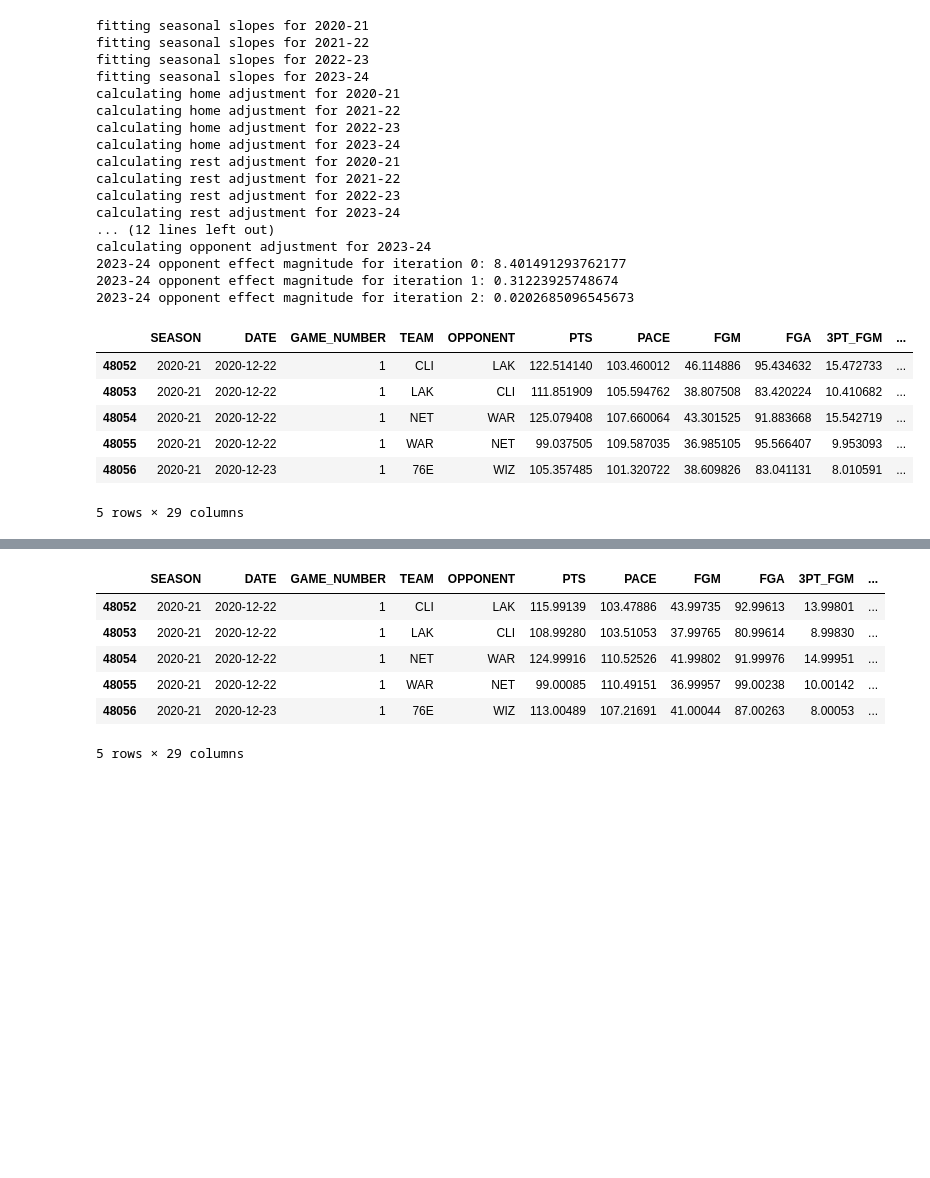
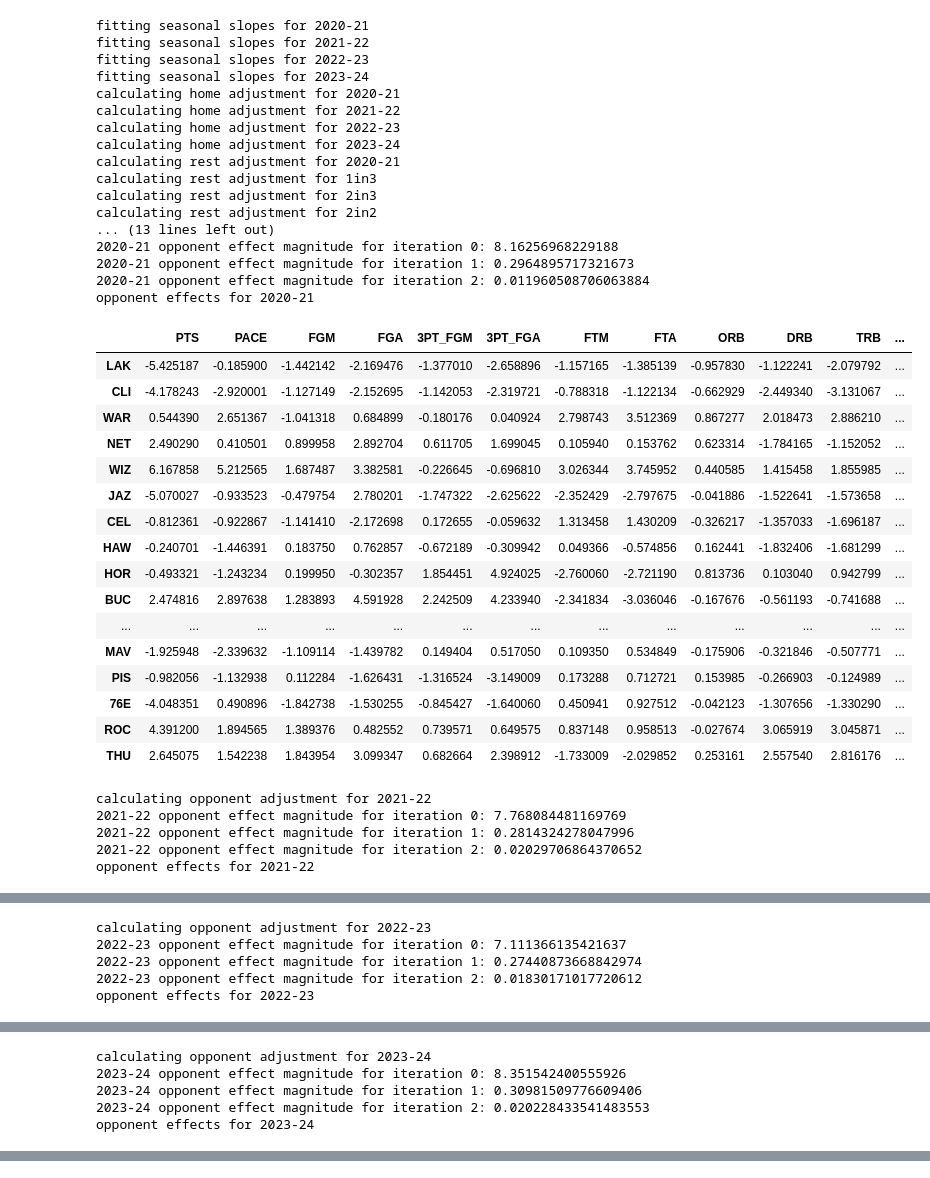
Before and after one commit to samharshe/TBN, a Jupyter notebook: scratch.ipynb, the cells around one changed output, grey strips where cells are left out. Drawn from its saved outputs; the diff is of its cells as text; code cells hidden in the pictures; blank space fills up the shorter version.

```diff
--- a/scratch.ipynb
+++ b/scratch.ipynb
@@ -4,7 +4,7 @@
 # %%
 import pandas as pd
 from src.process import processor
-STATS_TO_ADJUST = ['PTS', 'PACE', 'FGM', 'FGA', '3PT_FGM', '3PT_FGA', 'FTM', 'FTA', 'ORB', 'DRB', 'TRB', 'AST', 'STL', 'BLK', 'TOV', 'PF', '3PAR', 'FTR', 'ORTG', 'DRTG', '2PT_FGM', '2PT_FGA']
+STATS_TO_ADJUST = ['PTS', 'PACE', 'FGM', 'FGA', '3PT_FGM', '3PT_FGA', 'FTM', 'FTA', 'ORB', 'DRB', 'TRB', 'AST', 'STL', 'BLK', 'TOV', 'PF', 'ORTG', 'DRTG', '2PT_FGM', '2PT_FGA']
 # %%
 fit_seasonal_slopes = processor.FitSeasonalSlopes()
 home_adjustment = processor.HomeAdjustment()
@@ -15,33 +15,47 @@ df = pd.read_csv("data/game/box_raw/box_reshaped_regular.csv")
 df[STATS_TO_ADJUST] = df[STATS_TO_ADJUST].astype('float64')
 df = df[df['SEASON'] >= '2020-21']
 # %%
-df = fit_seasonal_slopes.forward(df)
-df = home_adjustment.forward(df)
-df = rest_adjustment.forward(df)
-df = opponent_adjustment.forward(df)
-display(df.head())
+new_df = fit_seasonal_slopes.forward(df)
+new_df = home_adjustment.forward(new_df)
+new_df = rest_adjustment.forward(new_df)
+new_df = opponent_adjustment.forward(new_df)
 # %% [output]
 fitting seasonal slopes for 2020-21
 fitting seasonal slopes for 2021-22
 fitting seasonal slopes for 2022-23
 fitting seasonal slopes for 2023-24
 calculating home adjustment for 2020-21
 calculating home adjustment for 2021-22
 calculating home adjustment for 2022-23
 calculating home adjustment for 2023-24
 calculating rest adjustment for 2020-21
-calculating rest adjustment for 2021-22
-calculating rest adjustment for 2022-23
-calculating rest adjustment for 2023-24
-... (12 lines left out)
-calculating opponent adjustment for 2023-24
-2023-24 opponent effect magnitude for iteration 0: 8.401491293762177
-2023-24 opponent effect magnitude for iteration 1: 0.31223925748674
-2023-24 opponent effect magnitude for iteration 2: 0.0202685096545673
+calculating rest adjustment for 1in3
+calculating rest adjustment for 2in3
+calculating rest adjustment for 2in2
+... (13 lines left out)
+2020-21 opponent effect magnitude for iteration 0: 8.16256968229188
+2020-21 opponent effect magnitude for iteration 1: 0.2964895717321673
+2020-21 opponent effect magnitude for iteration 2: 0.011960508706063884
+opponent effects for 2020-21
-|  | SEASON | DATE | GAME_NUMBER | TEAM | OPPONENT | PTS | PACE | FGM | FGA | 3PT_FGM | ... |
-| 48052 | 2020-21 | 2020-12-22 | 1 | CLI | LAK | 122.514140 | 103.460012 | 46.114886 | 95.434632 | 15.472733 | ... |
-| 48053 | 2020-21 | 2020-12-22 | 1 | LAK | CLI | 111.851909 | 105.594762 | 38.807508 | 83.420224 | 10.410682 | ... |
-| 48054 | 2020-21 | 2020-12-22 | 1 | NET | WAR | 125.079408 | 107.660064 | 43.301525 | 91.883668 | 15.542719 | ... |
-| 48055 | 2020-21 | 2020-12-22 | 1 | WAR | NET | 99.037505 | 109.587035 | 36.985105 | 95.566407 | 9.953093 | ... |
-| 48056 | 2020-21 | 2020-12-23 | 1 | 76E | WIZ | 105.357485 | 101.320722 | 38.609826 | 83.041131 | 8.010591 | ... |
+|  | PTS | PACE | FGM | FGA | 3PT_FGM | 3PT_FGA | FTM | FTA | ORB | DRB | TRB | ... |
+| LAK | -5.425187 | -0.185900 | -1.442142 | -2.169476 | -1.377010 | -2.658896 | -1.157165 | -1.385139 | -0.957830 | -1.122241 | -2.079792 | ... |
+| CLI | -4.178243 | -2.920001 | -1.127149 | -2.152695 | -1.142053 | -2.319721 | -0.788318 | -1.122134 | -0.662929 | -2.449340 | -3.131067 | ... |
+| WAR | 0.544390 | 2.651367 | -1.041318 | 0.684899 | -0.180176 | 0.040924 | 2.798743 | 3.512369 | 0.867277 | 2.018473 | 2.886210 | ... |
+| NET | 2.490290 | 0.410501 | 0.899958 | 2.892704 | 0.611705 | 1.699045 | 0.105940 | 0.153762 | 0.623314 | -1.784165 | -1.152052 | ... |
+| WIZ | 6.167858 | 5.212565 | 1.687487 | 3.382581 | -0.226645 | -0.696810 | 3.026344 | 3.745952 | 0.440585 | 1.415458 | 1.855985 | ... |
+| JAZ | -5.070027 | -0.933523 | -0.479754 | 2.780201 | -1.747322 | -2.625622 | -2.352429 | -2.797675 | -0.041886 | -1.522641 | -1.573658 | ... |
+| CEL | -0.812361 | -0.922867 | -1.141410 | -2.172698 | 0.172655 | -0.059632 | 1.313458 | 1.430209 | -0.326217 | -1.357033 | -1.696187 | ... |
+| HAW | -0.240701 | -1.446391 | 0.183750 | 0.762857 | -0.672189 | -0.309942 | 0.049366 | -0.574856 | 0.162441 | -1.832406 | -1.681299 | ... |
+| HOR | -0.493321 | -1.243234 | 0.199950 | -0.302357 | 1.854451 | 4.924025 | -2.760060 | -2.721190 | 0.813736 | 0.103040 | 0.942799 | ... |
+| BUC | 2.474816 | 2.897638 | 1.283893 | 4.591928 | 2.242509 | 4.233940 | -2.341834 | -3.036046 | -0.167676 | -0.561193 | -0.741688 | ... |
+| ... | ... | ... | ... | ... | ... | ... | ... | ... | ... | ... | ... | ... |
+| MAV | -1.925948 | -2.339632 | -1.109114 | -1.439782 | 0.149404 | 0.517050 | 0.109350 | 0.534849 | -0.175906 | -0.321846 | -0.507771 | ... |
+| PIS | -0.982056 | -1.132938 | 0.112284 | -1.626431 | -1.316524 | -3.149009 | 0.173288 | 0.712721 | 0.153985 | -0.266903 | -0.124989 | ... |
+| 76E | -4.048351 | 0.490896 | -1.842738 | -1.530255 | -0.845427 | -1.640060 | 0.450941 | 0.927512 | -0.042123 | -1.307656 | -1.330290 | ... |
+| ROC | 4.391200 | 1.894565 | 1.389376 | 0.482552 | 0.739571 | 0.649575 | 0.837148 | 0.958513 | -0.027674 | 3.065919 | 3.045871 | ... |
+| THU | 2.645075 | 1.542238 | 1.843954 | 3.099347 | 0.682664 | 2.398912 | -1.733009 | -2.029852 | 0.253161 | 2.557540 | 2.816176 | ... |
-5 rows × 29 columns
+calculating opponent adjustment for 2021-22
+2021-22 opponent effect magnitude for iteration 0: 7.768084481169769
+2021-22 opponent effect magnitude for iteration 1: 0.2814324278047996
+2021-22 opponent effect magnitude for iteration 2: 0.02029706864370652
+opponent effects for 2021-22
@@ -47,0 +79,5 @@ calculating opponent adjustment for 2023-24
+calculating opponent adjustment for 2022-23
+2022-23 opponent effect magnitude for iteration 0: 7.111366135421637
+2022-23 opponent effect magnitude for iteration 1: 0.27440873668842974
+2022-23 opponent effect magnitude for iteration 2: 0.01830171017720612
+opponent effects for 2022-23
@@ -47,0 +101,5 @@ calculating opponent adjustment for 2023-24
+calculating opponent adjustment for 2023-24
+2023-24 opponent effect magnitude for iteration 0: 8.351542400555926
+2023-24 opponent effect magnitude for iteration 1: 0.30981509776609406
+2023-24 opponent effect magnitude for iteration 2: 0.020228433541483553
+opponent effects for 2023-24
@@ -48,15 +123 @@ calculating opponent adjustment for 2023-24
-# %%
-df = opponent_adjustment.backward(df)
-df = rest_adjustment.backward(df)
-df = home_adjustment.backward(df)
-df = fit_seasonal_slopes.backward(df)
-display(df.head())
-# %% [output]
-|  | SEASON | DATE | GAME_NUMBER | TEAM | OPPONENT | PTS | PACE | FGM | FGA | 3PT_FGM | ... |
-| 48052 | 2020-21 | 2020-12-22 | 1 | CLI | LAK | 115.99139 | 103.47886 | 43.99735 | 92.99613 | 13.99801 | ... |
-| 48053 | 2020-21 | 2020-12-22 | 1 | LAK | CLI | 108.99280 | 103.51053 | 37.99765 | 80.99614 | 8.99830 | ... |
-| 48054 | 2020-21 | 2020-12-22 | 1 | NET | WAR | 124.99916 | 110.52526 | 41.99802 | 91.99976 | 14.99951 | ... |
-| 48055 | 2020-21 | 2020-12-22 | 1 | WAR | NET | 99.00085 | 110.49151 | 36.99957 | 99.00238 | 10.00142 | ... |
-| 48056 | 2020-21 | 2020-12-23 | 1 | 76E | WIZ | 113.00489 | 107.21691 | 41.00044 | 87.00263 | 8.00053 | ... |
-5 rows × 29 columns
 # %%
```
Also changed, not shown: parts of 12 cells of this notebook, 1 other file.
